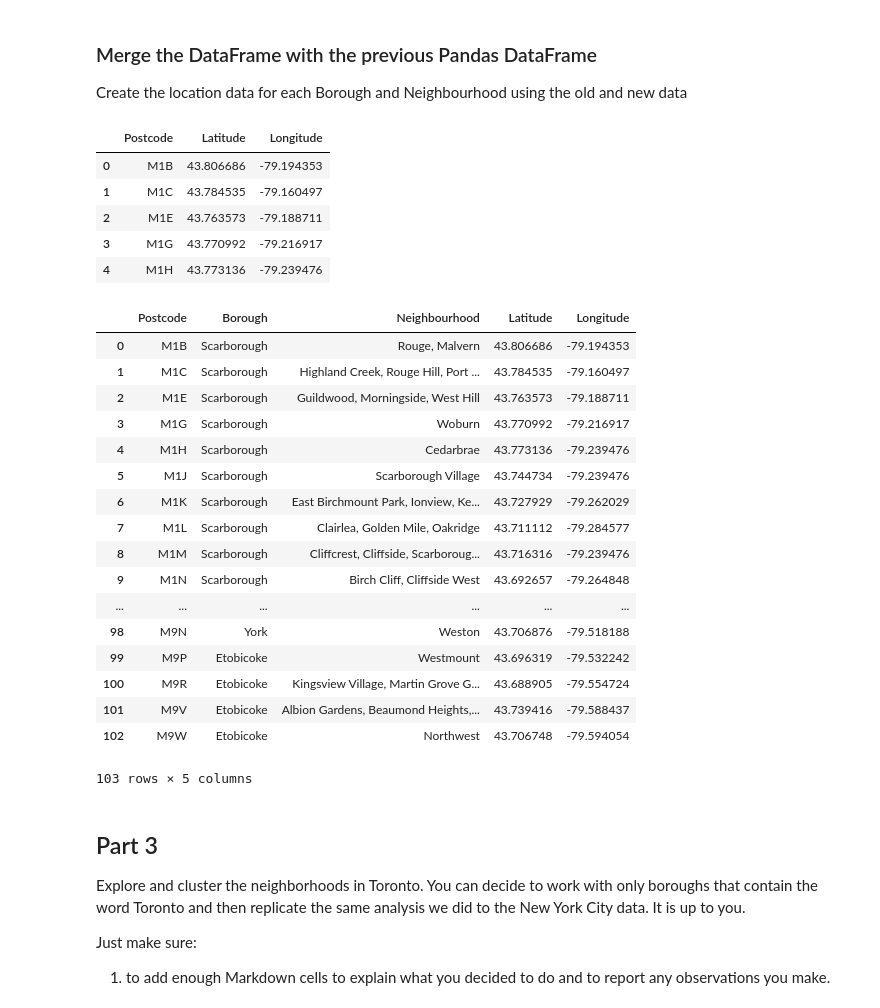
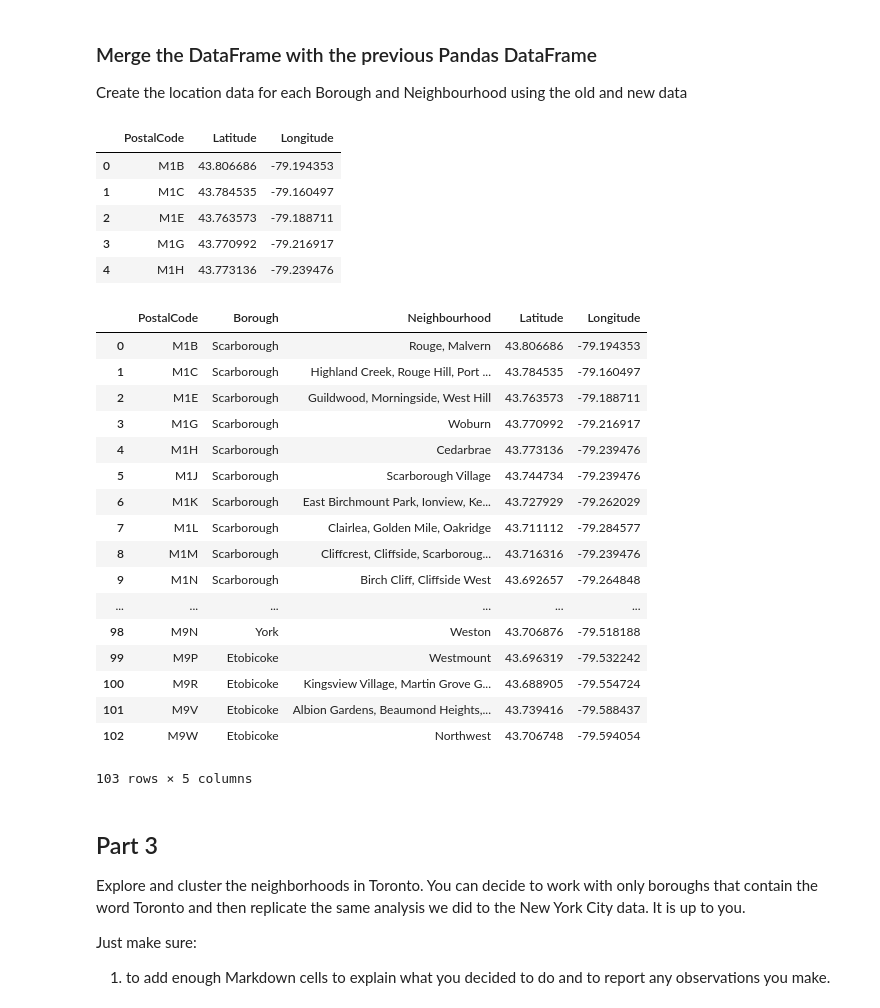
Before and after one commit to ggiem/Coursera_Capstone, a Jupyter notebook: Toronto Neighborhoods.ipynb, the cells around one changed output. Cells and saved outputs as stored; diff of their text form; code cells hidden in the pictures.

```diff
--- a/Toronto Neighborhoods.ipynb
+++ b/Toronto Neighborhoods.ipynb
@@ -168,10 +173,10 @@ geo_data.shape
 Create the location data for each Borough and Neighbourhood using the old and new data
 # %%
 #rename postal code columns to match
-geo_data.rename(columns = {'Postal Code' : 'Postcode'}, inplace = True)
+geo_data.rename(columns = {'Postal Code' : 'PostalCode'}, inplace = True)
 geo_data.head()
 # %% [output]
-|  | Postcode | Latitude | Longitude |
+|  | PostalCode | Latitude | Longitude |
 | 0 | M1B | 43.806686 | -79.194353 |
 | 1 | M1C | 43.784535 | -79.160497 |
 | 2 | M1E | 43.763573 | -79.188711 |
@@ -179,10 +184,10 @@ geo_data.head()
 | 4 | M1H | 43.773136 | -79.239476 |
 # %%
 # Merge based on 'Postcode'
-toronto_geo_df = toronto_unique_df.merge(right = geo_data, on = 'Postcode')
+toronto_geo_df = toronto_unique_df.merge(right = geo_data, on = 'PostalCode')
 toronto_geo_df
 # %% [output]
-|  | Postcode | Borough | Neighbourhood | Latitude | Longitude |
+|  | PostalCode | Borough | Neighbourhood | Latitude | Longitude |
 | 0 | M1B | Scarborough | Rouge, Malvern | 43.806686 | -79.194353 |
 | 1 | M1C | Scarborough | Highland Creek, Rouge Hill, Port ... | 43.784535 | -79.160497 |
 | 2 | M1E | Scarborough | Guildwood, Morningside, West Hill | 43.763573 | -79.188711 |
```
Also changed, not shown: parts of 11 cells of this notebook.
